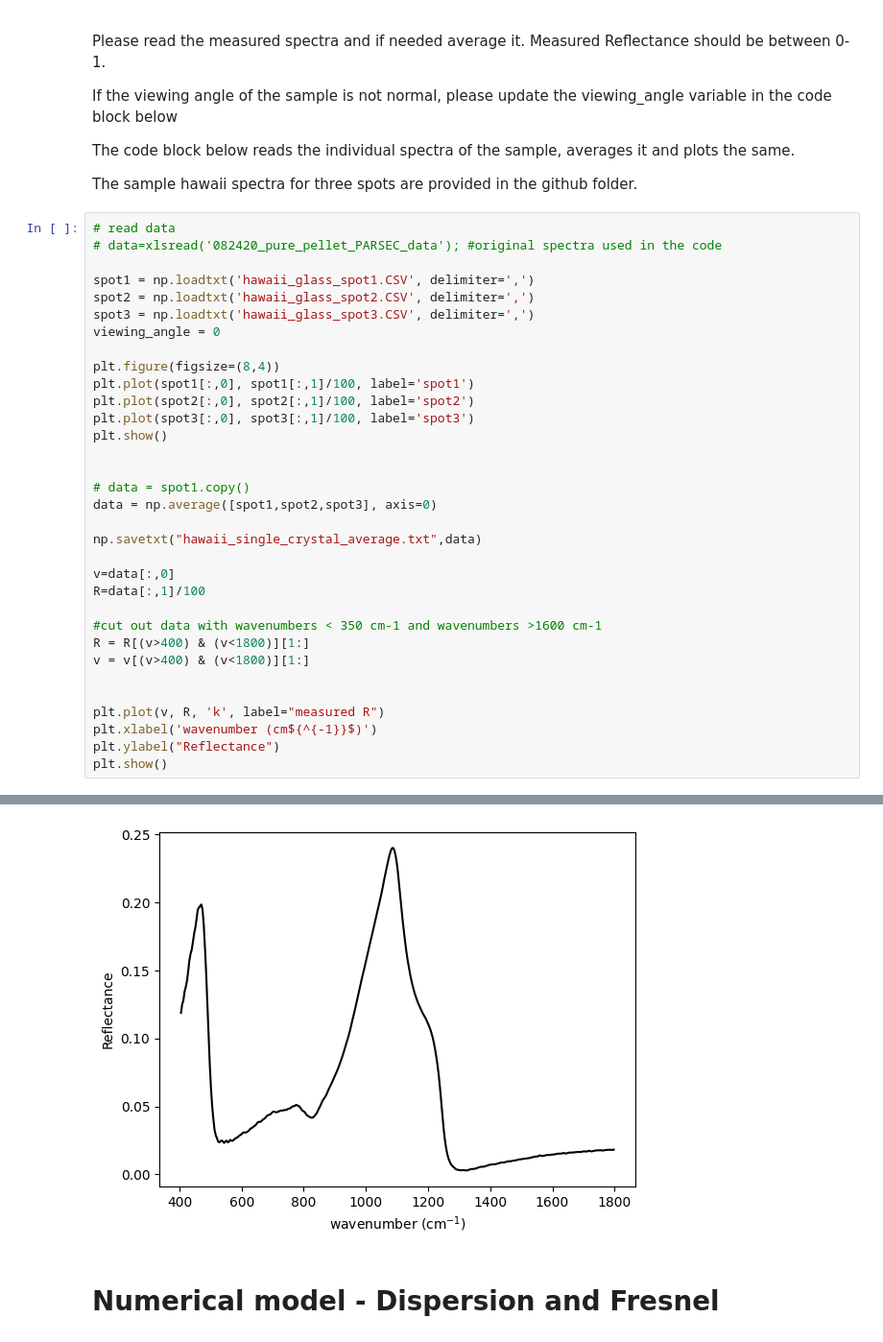
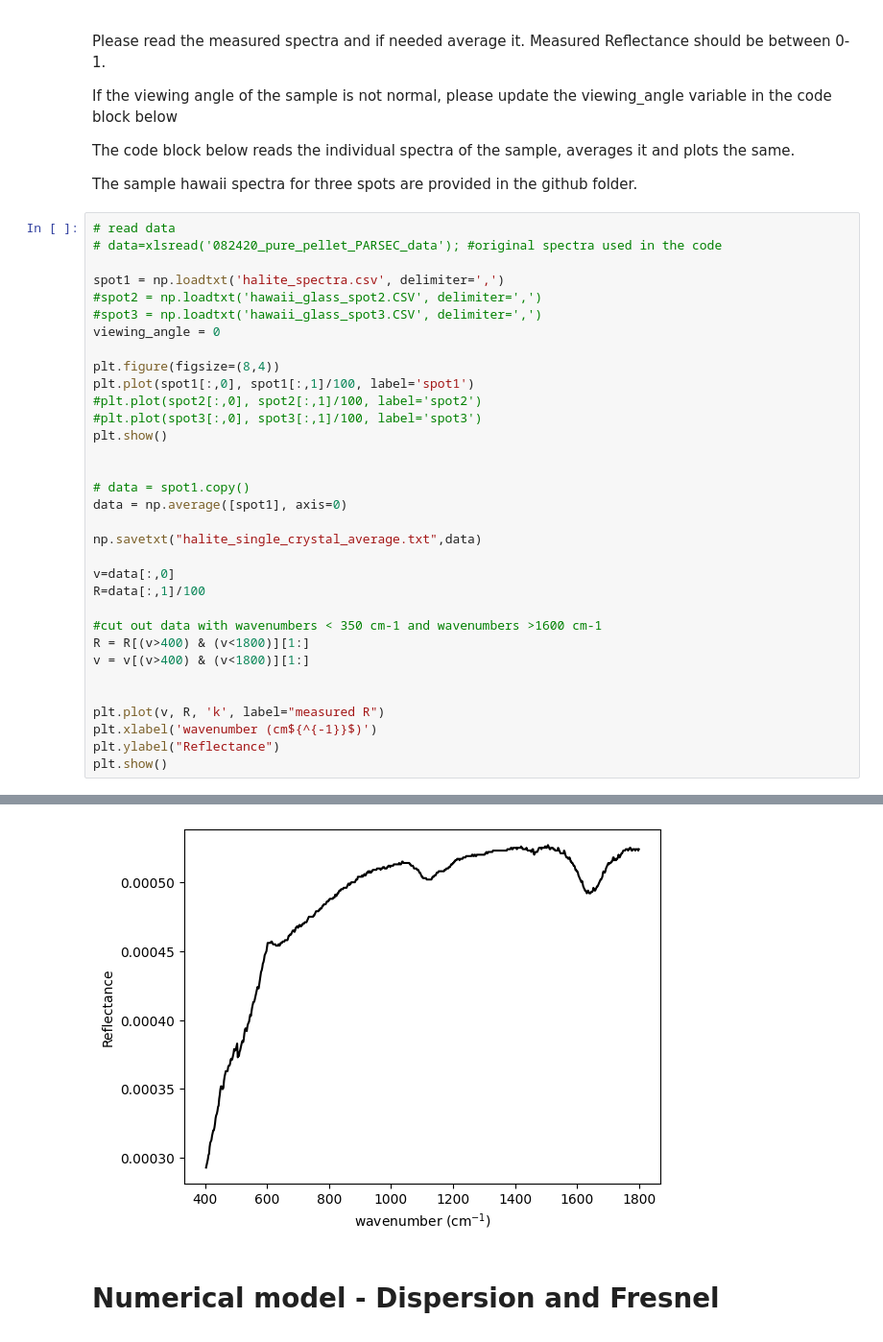
Before and after one commit to mrecarte/spectroscopy-of-icy-worlds, a Jupyter notebook: GA_LSQ_approach_for_optical_constants_modelling.ipynb, the cells around one changed output, grey strips where cells are left out. Shown at 96% size. Saved outputs shown, nothing was run; the diff lists cells and outputs as text.

```diff
--- a/GA_LSQ_approach_for_optical_constants_modelling.ipynb
+++ b/GA_LSQ_approach_for_optical_constants_modelling.ipynb
@@ -29,22 +48,22 @@ The sample hawaii spectra for three spots are provided in the github folder.
 # read data
 # data=xlsread('082420_pure_pellet_PARSEC_data'); #original spectra used in the code
 
-spot1 = np.loadtxt('hawaii_glass_spot1.CSV', delimiter=',')
-spot2 = np.loadtxt('hawaii_glass_spot2.CSV', delimiter=',')
-spot3 = np.loadtxt('hawaii_glass_spot3.CSV', delimiter=',')
+spot1 = np.loadtxt('halite_spectra.csv', delimiter=',')
+#spot2 = np.loadtxt('hawaii_glass_spot2.CSV', delimiter=',')
+#spot3 = np.loadtxt('hawaii_glass_spot3.CSV', delimiter=',')
 viewing_angle = 0
 
 plt.figure(figsize=(8,4))
 plt.plot(spot1[:,0], spot1[:,1]/100, label='spot1')
-plt.plot(spot2[:,0], spot2[:,1]/100, label='spot2')
-plt.plot(spot3[:,0], spot3[:,1]/100, label='spot3')
+#plt.plot(spot2[:,0], spot2[:,1]/100, label='spot2')
+#plt.plot(spot3[:,0], spot3[:,1]/100, label='spot3')
 plt.show()
 
 
 # data = spot1.copy()
-data = np.average([spot1,spot2,spot3], axis=0)
+data = np.average([spot1], axis=0)
 
-np.savetxt("hawaii_single_crystal_average.txt",data)
+np.savetxt("halite_single_crystal_average.txt",data)
 
 v=data[:,0]
 R=data[:,1]/100
@@ -63,4 +82,4 @@ plt.show()
-[figure, old version]
+[figure, new version]
 # %% [markdown]
 # Numerical model  - Dispersion and Fresnel
 # %% [markdown]
```
Also changed, not shown: parts of 9 cells of this notebook.
